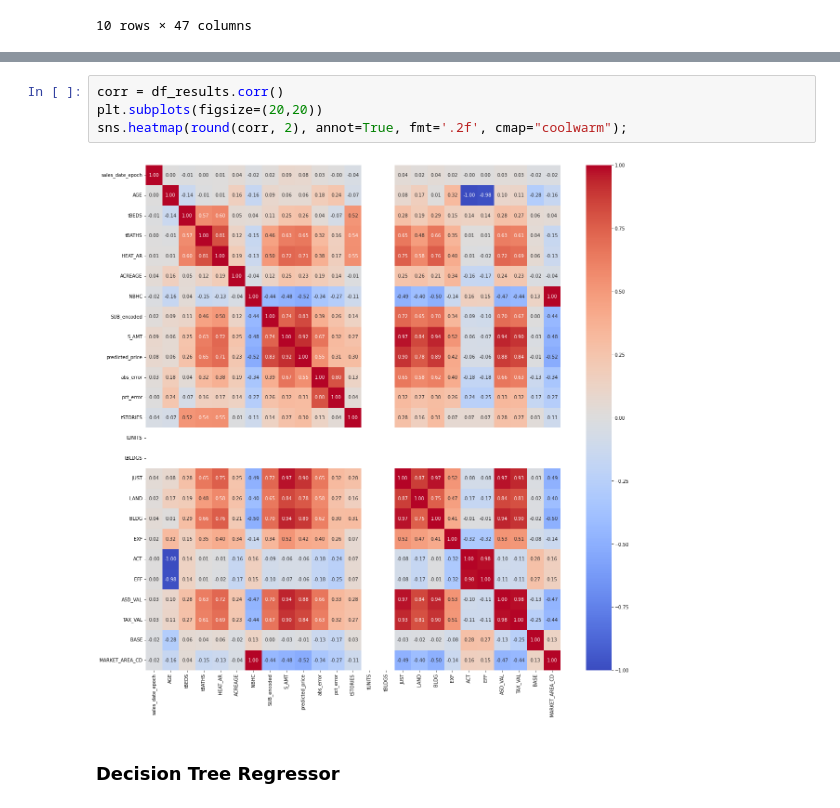
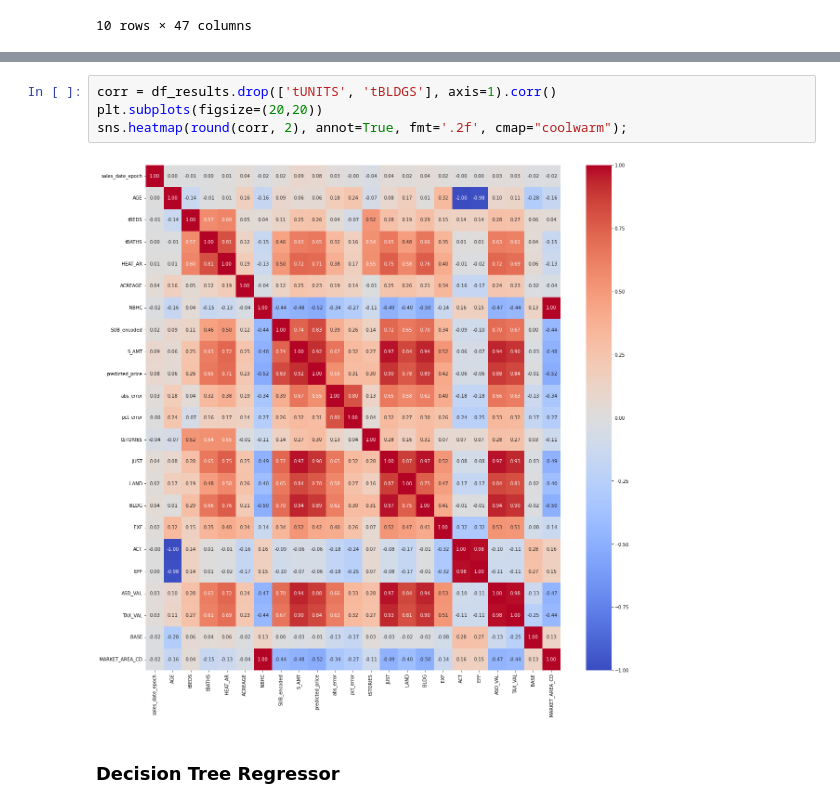
Before and after one commit to mkars01/real-estate-invest-recommender, a Jupyter notebook: notebooks/05_Modeling.ipynb, the cells around one changed output, grey strips where cells are left out. Cells and saved outputs as stored; diff of their text form.

Commit message:
refactored charts in models

```diff
--- a/notebooks/05_Modeling.ipynb
+++ b/notebooks/05_Modeling.ipynb
@@ -269,9 +289,9 @@ plt.show()
 # %%
-corr = df_results.corr()
+corr = df_results.drop(['tUNITS', 'tBLDGS'], axis=1).corr()
 plt.subplots(figsize=(20,20))
 sns.heatmap(round(corr, 2), annot=True, fmt='.2f', cmap="coolwarm");
 # %% [output]
-[figure, old version]
+[figure, new version]
 # %% [markdown]
 ### Decision Tree Regressor
 # %%
```
Also changed, not shown: parts of 37 cells of this notebook, 1 other file.
